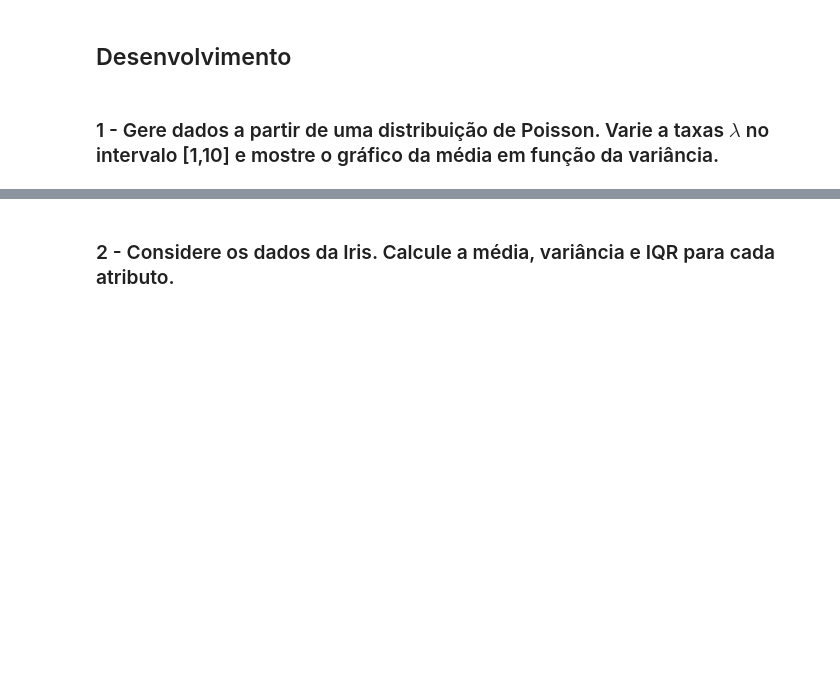
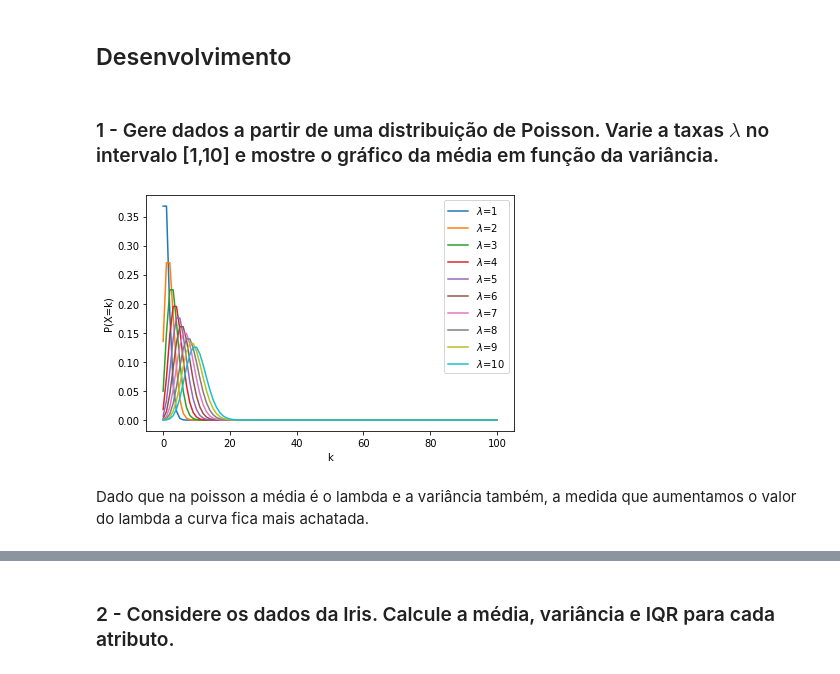
Before and after one commit to BrenoUSP/SME0828_DataScience, a Jupyter notebook: Projects/2 - Análise exploratória de dados/Projeto2_Analise_Exploratoria_dos_dados_A.ipynb, the cells around one changed output, grey strips where cells are left out. Drawn from its saved outputs; the diff is of its cells as text; code cells hidden in the pictures; blank space fills up the shorter version.

```diff
--- a/Projects/2 - Análise exploratória de dados/Projeto2_Analise_Exploratoria_dos_dados_A.ipynb
+++ b/Projects/2 - Análise exploratória de dados/Projeto2_Analise_Exploratoria_dos_dados_A.ipynb
@@ -28,0 +49,43 @@ import numpy as np
+# %%
+f1 = []
+f2 = []
+f3 = []
+f4 = []
+f5 = []
+f6 = []
+f7 = []
+f8 = []
+f9 = []
+f10 = []
+
+
+for i in range(len(k)):
+    f1.append(((lambda1**k[i])*np.exp(-1.0*lambda1))/math.factorial(k[i]))
+    f2.append(((lambda2**k[i])*np.exp(-1.0*lambda2))/math.factorial(k[i]))
+    f3.append(((lambda3**k[i])*np.exp(-1.0*lambda3))/math.factorial(k[i]))
+    f4.append(((lambda4**k[i])*np.exp(-1.0*lambda4))/math.factorial(k[i]))
+    f5.append(((lambda5**k[i])*np.exp(-1.0*lambda5))/math.factorial(k[i]))
+    f6.append(((lambda6**k[i])*np.exp(-1.0*lambda6))/math.factorial(k[i]))
+    f7.append(((lambda7**k[i])*np.exp(-1.0*lambda7))/math.factorial(k[i]))
+    f8.append(((lambda8**k[i])*np.exp(-1.0*lambda8))/math.factorial(k[i]))
+    f9.append(((lambda9**k[i])*np.exp(-1.0*lambda9))/math.factorial(k[i]))
+    f10.append(((lambda10**k[i])*np.exp(-1.0*lambda10))/math.factorial(k[i]))
+# %%
+plt.plot(k,f1,label=r'$\lambda$=1')
+plt.plot(k,f2,label=r'$\lambda$=2')
+plt.plot(k,f3,label=r'$\lambda$=3')
+plt.plot(k,f4,label=r'$\lambda$=4')
+plt.plot(k,f5,label=r'$\lambda$=5')
+plt.plot(k,f6,label=r'$\lambda$=6')
+plt.plot(k,f7,label=r'$\lambda$=7')
+plt.plot(k,f8,label=r'$\lambda$=8')
+plt.plot(k,f9,label=r'$\lambda$=9')
+plt.plot(k,f10,label=r'$\lambda$=10')
+plt.xlabel('k')
+plt.ylabel('P(X=k)')
+plt.legend()
+plt.tight_layout()
+# %% [output]
+[figure, added]
+# %% [markdown]
+Dado que na poisson a média é o lambda e a variância também, a medida que aumentamos o valor do lambda a curva fica mais achatada.
```
Also changed, not shown: parts of 10 cells of this notebook.
